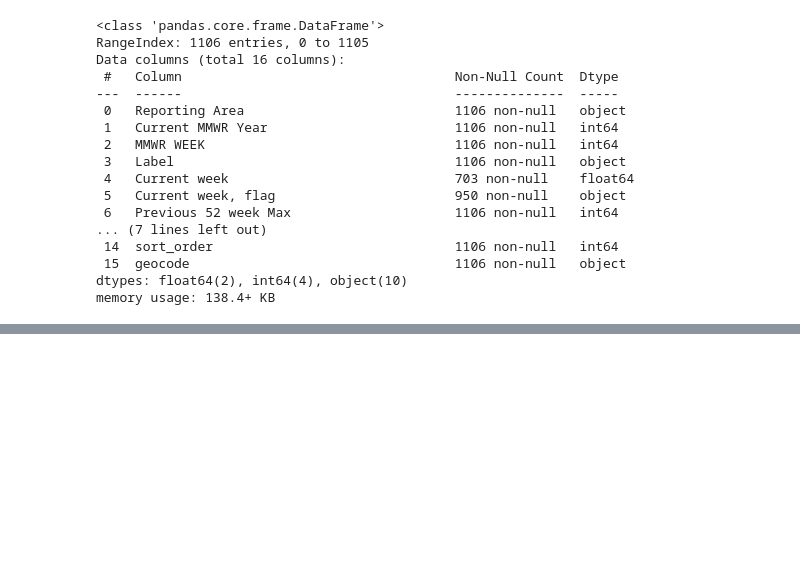
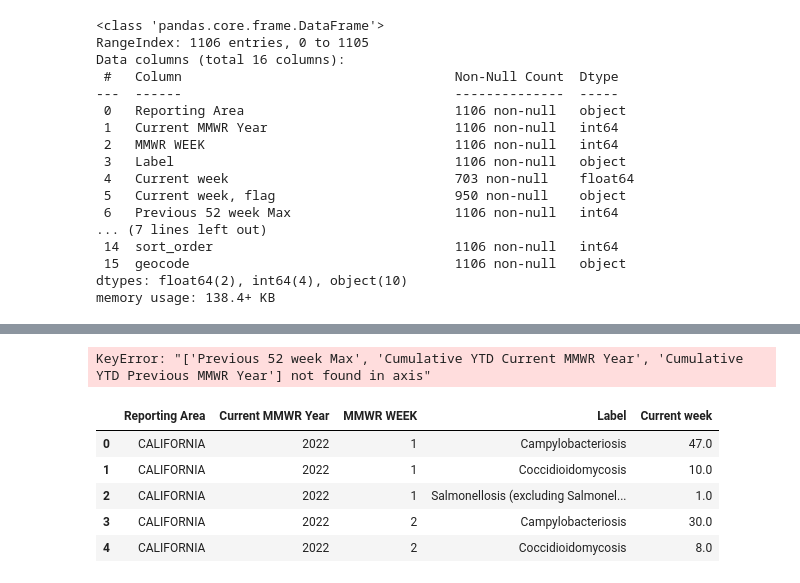
Before and after one commit to dave22r/RegionalOutbreakPredictor, a Jupyter notebook: ml/notebooks/ca-2225.ipynb, the cells around one changed output, grey strips where cells are left out. Saved outputs shown, nothing was run; the diff lists cells and outputs as text; code cells hidden in the pictures; blank space fills up the shorter version.

```diff
--- a/ml/notebooks/ca-2225.ipynb
+++ b/ml/notebooks/ca-2225.ipynb
@@ -85,0 +85,13 @@ df.head()
+# %%
+df = df.drop(["Previous 52 week Max", "Cumulative YTD Current MMWR Year", "Cumulative YTD Previous MMWR Year"], axis = 1)
+# %% [output]
+KeyError: "['Previous 52 week Max', 'Cumulative YTD Current MMWR Year', 'Cumulative YTD Previous MMWR Year'] not found in axis"
+# %%
+df.head()
+# %% [output]
+|  | Reporting Area | Current MMWR Year | MMWR WEEK | Label | Current week |
+| 0 | CALIFORNIA | 2022 | 1 | Campylobacteriosis | 47.0 |
+| 1 | CALIFORNIA | 2022 | 1 | Coccidioidomycosis | 10.0 |
+| 2 | CALIFORNIA | 2022 | 1 | Salmonellosis (excluding Salmonel... | 1.0 |
+| 3 | CALIFORNIA | 2022 | 2 | Campylobacteriosis | 30.0 |
+| 4 | CALIFORNIA | 2022 | 2 | Coccidioidomycosis | 8.0 |
```
Also changed, not shown: parts of 6 cells of this notebook, 4 other files.
